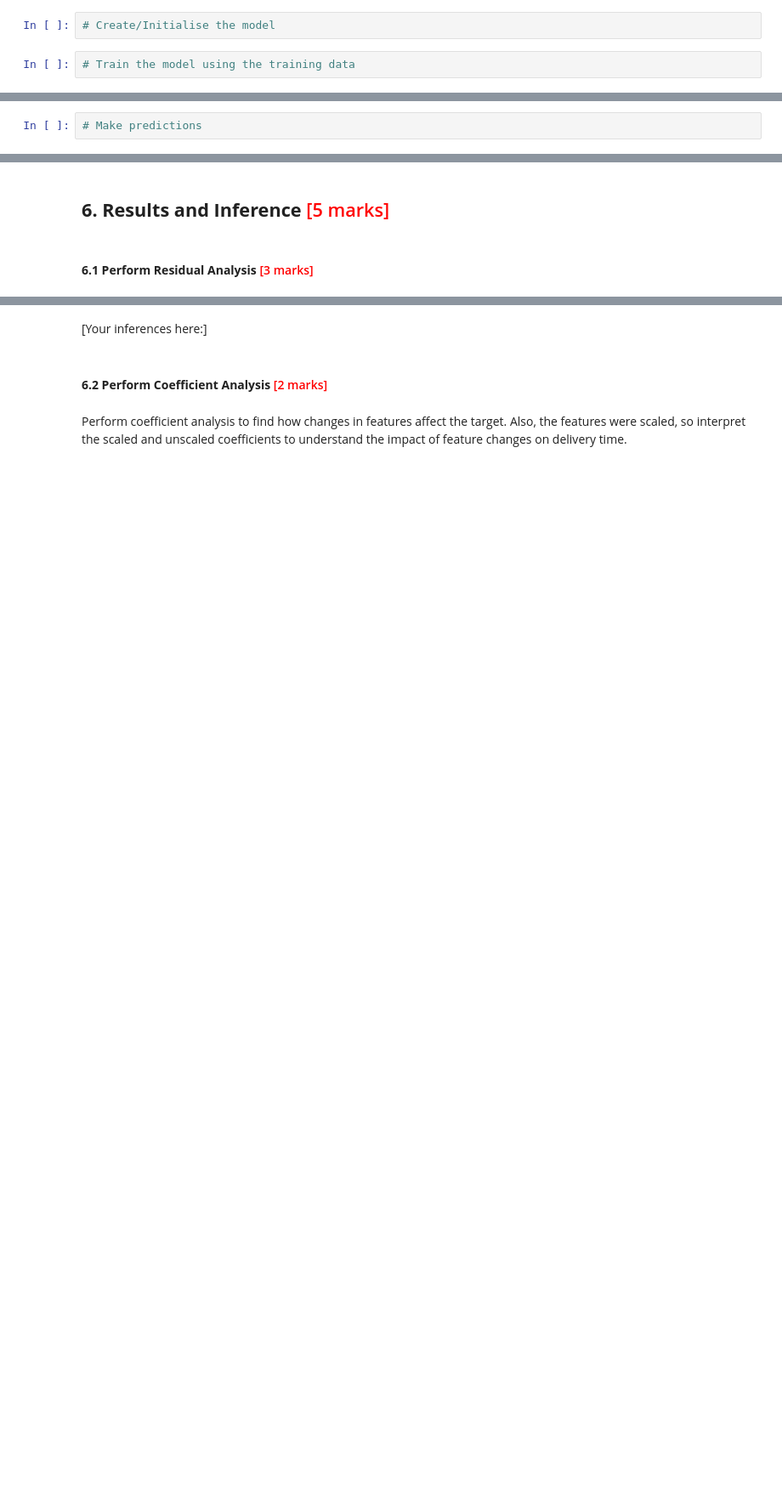
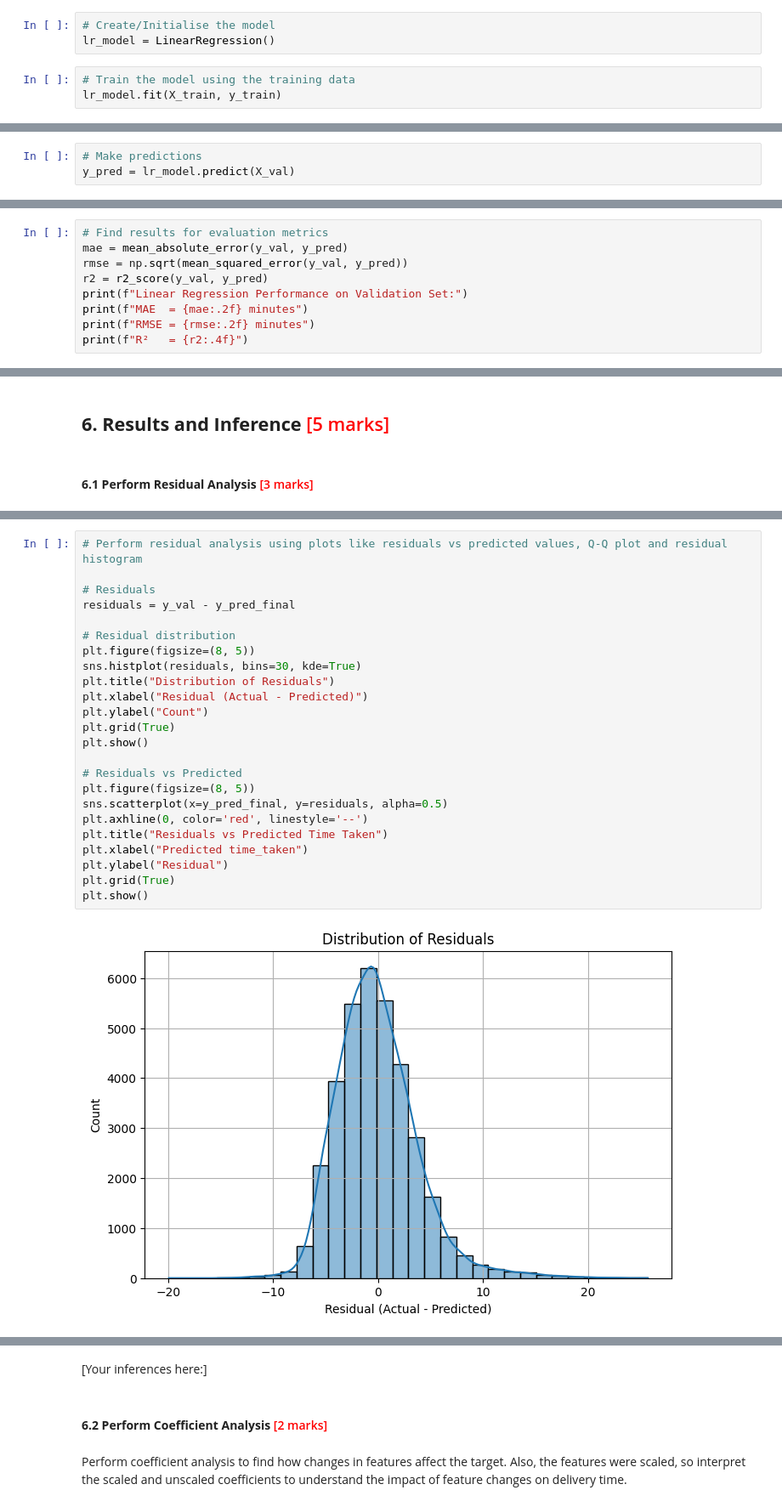
Before and after one commit to princepushparaj/LR_Delivery_Time_Prediction, a Jupyter notebook: LR_Delivery_Time_Estimation_Starter.ipynb, the cells around one changed output, grey strips where cells are left out. Shown at 85% size. Cells and saved outputs as stored; diff of their text form; blank space fills up the shorter version.

```diff
--- a/LR_Delivery_Time_Estimation_Starter.ipynb
+++ b/LR_Delivery_Time_Estimation_Starter.ipynb
@@ -634,5 +647,7 @@ Note that linear regression is agnostic to feature scaling. However, with featur
 You can choose from the libraries *statsmodels* and *scikit-learn* to build the model.
 # %%
 # Create/Initialise the model
+lr_model = LinearRegression()
 # %%
 # Train the model using the training data
+lr_model.fit(X_train, y_train)
@@ -639,2 +656,3 @@ You can choose from the libraries *statsmodels* and *scikit-learn* to build the
 # %%
 # Make predictions
+y_pred = lr_model.predict(X_val)
@@ -642,0 +659,9 @@ You can choose from the libraries *statsmodels* and *scikit-learn* to build the
+# %%
+# Find results for evaluation metrics
+mae = mean_absolute_error(y_val, y_pred)
+rmse = np.sqrt(mean_squared_error(y_val, y_pred))
+r2 = r2_score(y_val, y_pred)
+print(f"Linear Regression Performance on Validation Set:")
+print(f"MAE  = {mae:.2f} minutes")
+print(f"RMSE = {rmse:.2f} minutes")
+print(f"R²   = {r2:.4f}")
@@ -665,0 +766,26 @@ After analysing the results of these iterations, we select the one that has a go
+# %%
+# Perform residual analysis using plots like residuals vs predicted values, Q-Q plot and residual histogram
+
+# Residuals
+residuals = y_val - y_pred_final
+
+# Residual distribution
+plt.figure(figsize=(8, 5))
+sns.histplot(residuals, bins=30, kde=True)
+plt.title("Distribution of Residuals")
+plt.xlabel("Residual (Actual - Predicted)")
+plt.ylabel("Count")
+plt.grid(True)
+plt.show()
+
+# Residuals vs Predicted
+plt.figure(figsize=(8, 5))
+sns.scatterplot(x=y_pred_final, y=residuals, alpha=0.5)
+plt.axhline(0, color='red', linestyle='--')
+plt.title("Residuals vs Predicted Time Taken")
+plt.xlabel("Predicted time_taken")
+plt.ylabel("Residual")
+plt.grid(True)
+plt.show()
+# %% [output]
+[figure, added]
```
Also changed, not shown: parts of 36 cells of this notebook.
